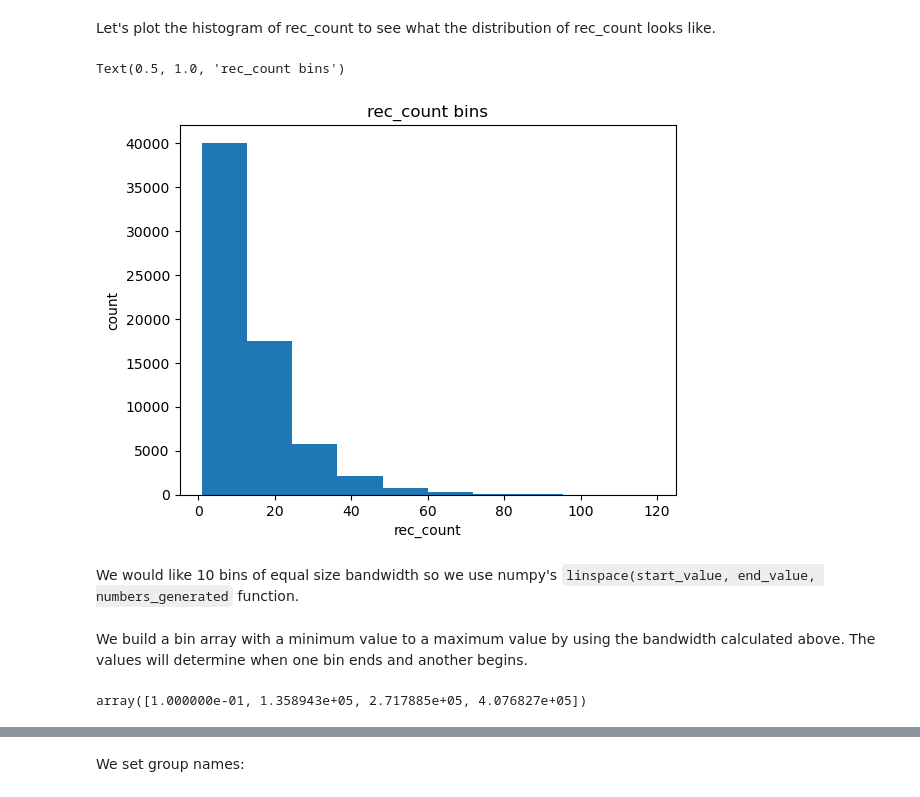
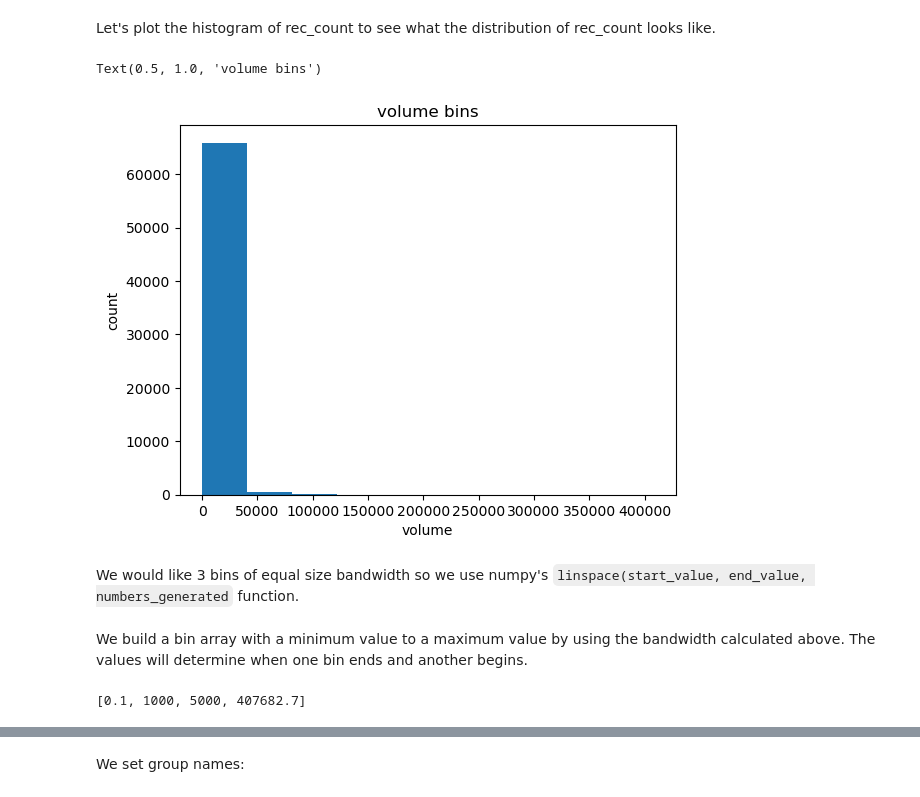
Before and after one commit to meln1337/IBM-lab2, a Jupyter notebook: lab2.ipynb, the cells around one changed output, grey strips where cells are left out. Saved outputs shown, nothing was run; the diff lists cells and outputs as text; code cells hidden in the pictures.

```diff
--- a/lab2.ipynb
+++ b/lab2.ipynb
@@ -736,21 +736,22 @@ Let's plot the histogram of rec_count to see what the distribution of rec_count
 # %%
 %matplotlib inline
 import matplotlib.pyplot as plt
-plt.hist(df["rec_count"])
+plt.hist(spoiled_df["volume"])
 
 # set x/y labels and plot title
-plt.xlabel("rec_count")
+plt.xlabel("volume")
 plt.ylabel("count")
-plt.title("rec_count bins")
+plt.title("volume bins")
 # %% [output]
-Text(0.5, 1.0, 'rec_count bins')
+Text(0.5, 1.0, 'volume bins')
-[figure, old version]
+[figure, new version]
 # %% [markdown]
-<p>We would like 10 bins of equal size bandwidth so we use numpy's <code>linspace(start_value, end_value, numbers_generated</code> function.</p>
+<p>We would like 3 bins of equal size bandwidth so we use numpy's <code>linspace(start_value, end_value, numbers_generated</code> function.</p>
 # %% [markdown]
 We build a bin array with a minimum value to a maximum value by using the bandwidth calculated above. The values will determine when one bin ends and another begins.
-# %%
-bins = np.linspace(min(df["rec_count"]), max(df["rec_count"]), 4)
-bins
-# %% [output]
-array([1.000000e-01, 1.358943e+05, 2.717885e+05, 4.076827e+05])
+# %%
+# bins = np.linspace(min(spoiled_df["volume"]), max(spoiled_df["volume"]), 4)
+bins = [min(spoiled_df["volume"]), 1000, 5000, max(spoiled_df["volume"])]
+bins
+# %% [output]
+[0.1, 1000, 5000, 407682.7]
```
Also changed, not shown: parts of 23 cells of this notebook.
